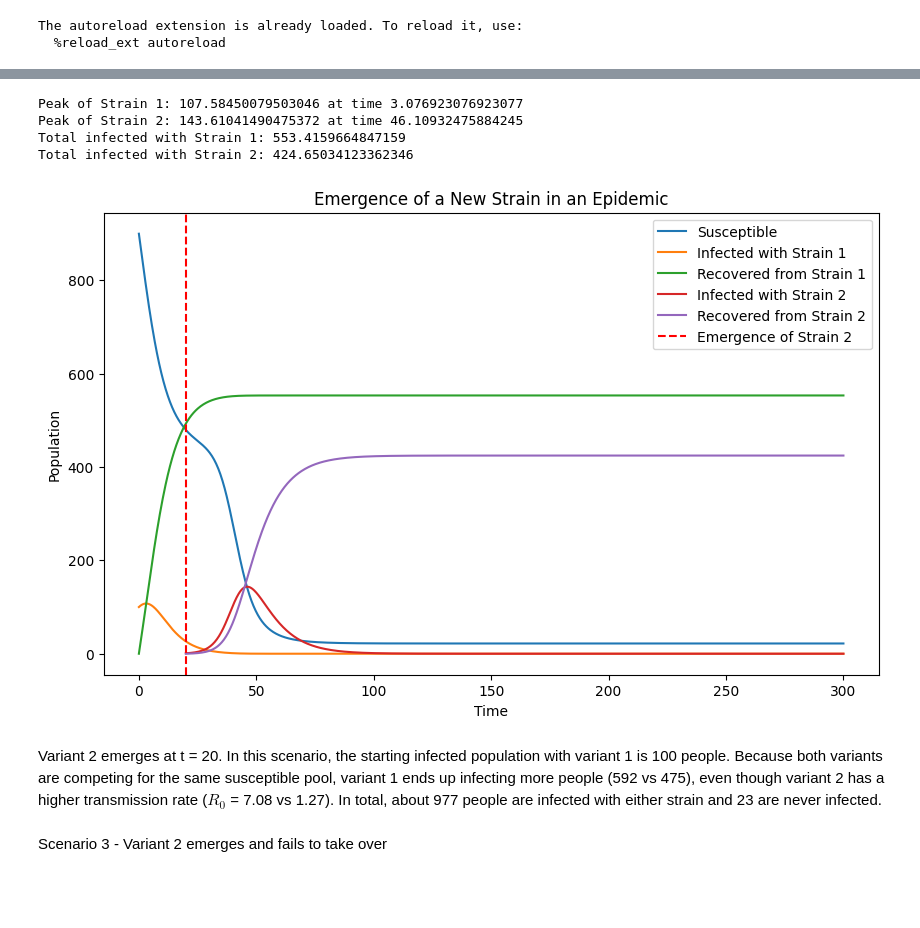
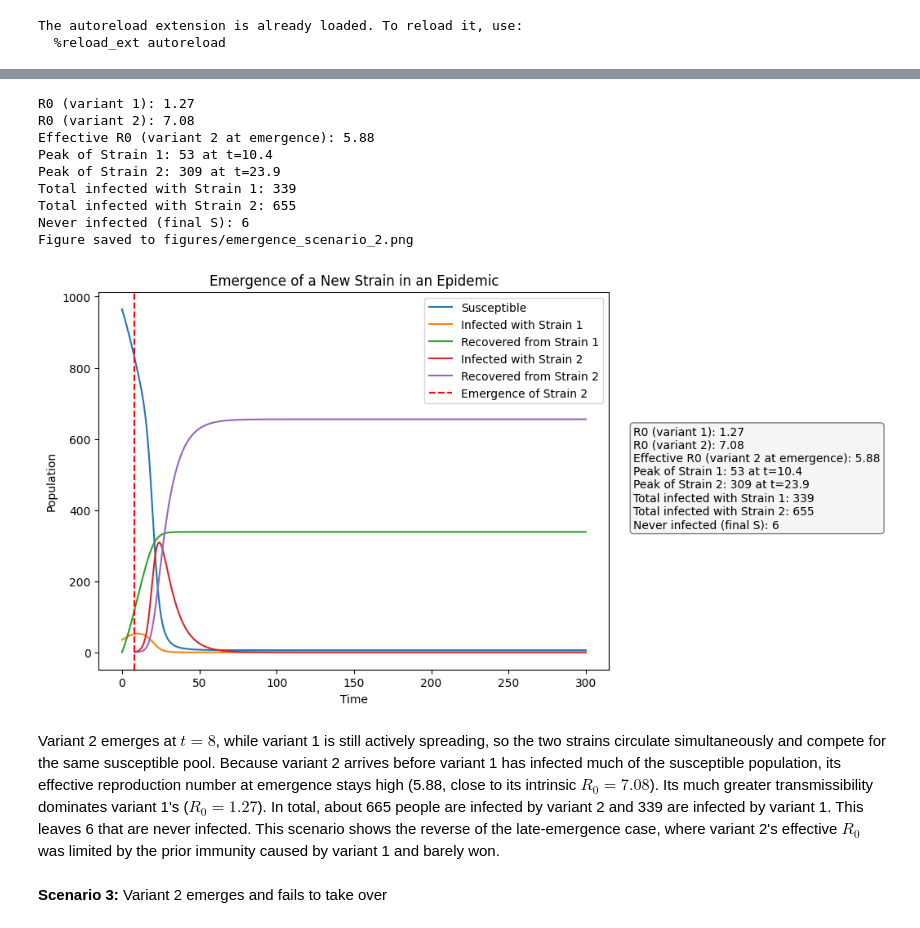
Before and after one commit to kguzman24/epidemic-drivers-through-machine-learning, a Jupyter notebook: notebooks/exploring_new_emergence.ipynb, the cells around one changed output, grey strips where cells are left out. Saved outputs shown, nothing was run; the diff lists cells and outputs as text; code cells hidden in the pictures; blank space fills up the shorter version.

```diff
--- a/notebooks/exploring_new_emergence.ipynb
+++ b/notebooks/exploring_new_emergence.ipynb
@@ -43,19 +48,24 @@ Scenario 2 - Variant 1 and 2 circulating at the same time
 # %%
-#same params as scenario 1, increasing the initial number of infected with strain 1 to 100
+#same params as variant 1, changing emergence time to 8 days
 params = [0.42, 0.85, 0.33, 0.12] #beta1, beta2, gamma1, gamma2
-y0 = [900, 100, 0, 0, 0] # 990 susceptible, 100 infected with strain 1, 0 infected with strain 2, 0 recovered from strain 1, 0 recovered from strain 2
-t, y = ne.simulate_emergence(params, y0, t_emerge=20)
+y0 = [965, 35, 0, 0, 0] # 965 susceptible, 35 infected with strain 1, 0 infected with strain 2, 0 recovered from strain 1, 0 recovered from strain 2
+t, y = ne.simulate_emergence(params, y0, t_emerge=8)
 
-ne.plot_emergence(t, y)
+ne.plot_emergence(t, y, params, filename="emergence_scenario_2.png")
 # %% [output]
-Peak of Strain 1: 107.58450079503046 at time 3.076923076923077
-Peak of Strain 2: 143.61041490475372 at time 46.10932475884245
-Total infected with Strain 1: 553.4159664847159
-Total infected with Strain 2: 424.65034123362346
+R0 (variant 1): 1.27
+R0 (variant 2): 7.08
+Effective R0 (variant 2 at emergence): 5.88
+Peak of Strain 1: 53 at t=10.4
+Peak of Strain 2: 309 at t=23.9
+Total infected with Strain 1: 339
+Total infected with Strain 2: 655
+Never infected (final S): 6
+Figure saved to figures/emergence_scenario_2.png
-[figure, old version]
+[figure, new version]
 # %% [markdown]
-Variant 2 emerges at t = 20. In this scenario, the starting infected population with variant 1 is 100 people. Because both variants are competing for the same susceptible pool, variant 1 ends up infecting more people (592 vs 475), even though variant 2 has a higher transmission rate ($R_0$ = 7.08 vs 1.27). In total, about 977 people are infected with either strain and 23 are never infected.
+Variant 2 emerges at $t = 8$, while variant 1 is still actively spreading, so the two strains circulate simultaneously and compete for the same susceptible pool. Because variant 2 arrives before variant 1 has infected much of the susceptible population, its effective reproduction number at emergence stays high (5.88, close to its intrinsic $R_0 = 7.08$). Its much greater transmissibility dominates variant 1's ($R_0 = 1.27$). In total, about 665 people are infected by variant 2 and 339 are infected by variant 1. This leaves 6 that are never infected. This scenario shows the reverse of the late-emergence case, where variant 2's effective $R_0$ was limited by the prior immunity caused by variant 1 and barely won.
 # %% [markdown]
-Scenario 3 - Variant 2 emerges and fails to take over
+**Scenario 3:** Variant 2 emerges and fails to take over
 # %%
 #variant 2 emerges but does not take over
```
Also changed, not shown: parts of 6 cells of this notebook, 5 other files.
